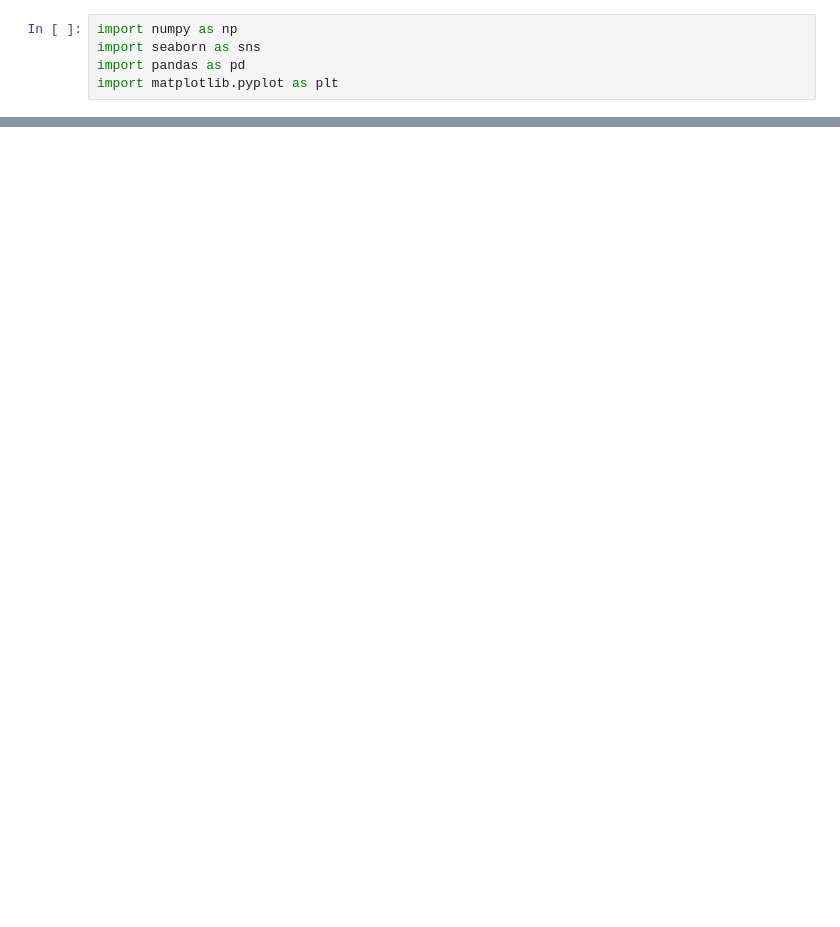
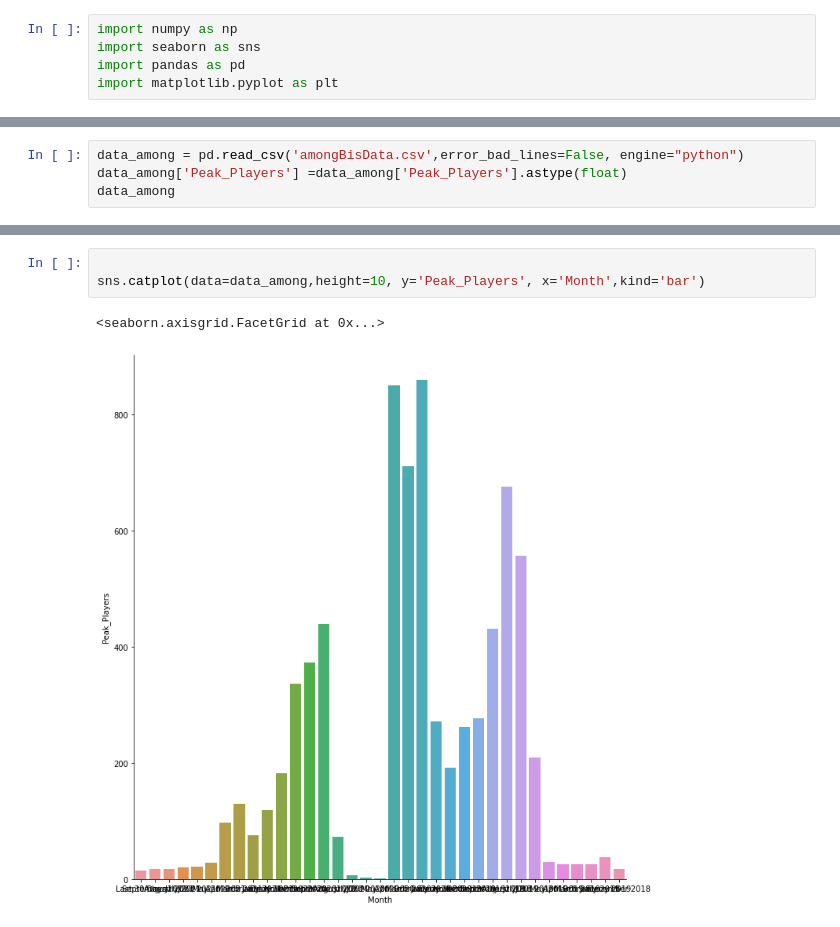
Before and after one commit to TenKaiMass/DataAnalys, a Jupyter notebook: projet.ipynb, the cells around one changed output, grey strips where cells are left out. Cells and saved outputs as stored; diff of their text form; blank space fills up the shorter version.

```diff
--- a/projet.ipynb
+++ b/projet.ipynb
@@ -26,0 +107,4 @@ data.head(30)
+# %%
+data_among = pd.read_csv('amongBisData.csv',error_bad_lines=False, engine="python")
+data_among['Peak_Players'] =data_among['Peak_Players'].astype(float)
+data_among
@@ -26,0 +131,6 @@ data.head(30)
+# %%
+
+sns.catplot(data=data_among,height=10, y='Peak_Players', x='Month',kind='bar')
+# %% [output]
+<seaborn.axisgrid.FacetGrid at 0x...>
+[figure, added]
```
Also changed, not shown: parts of 10 cells of this notebook, 2 other files.
